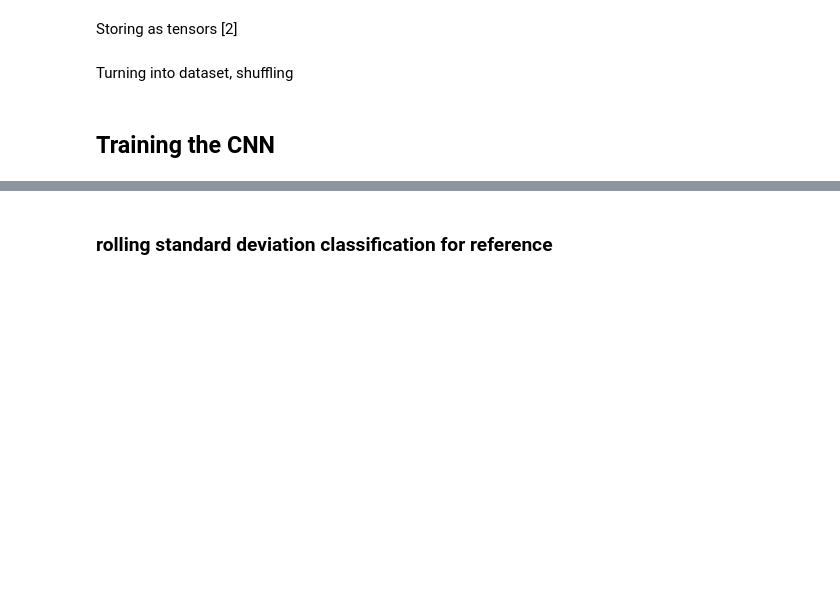
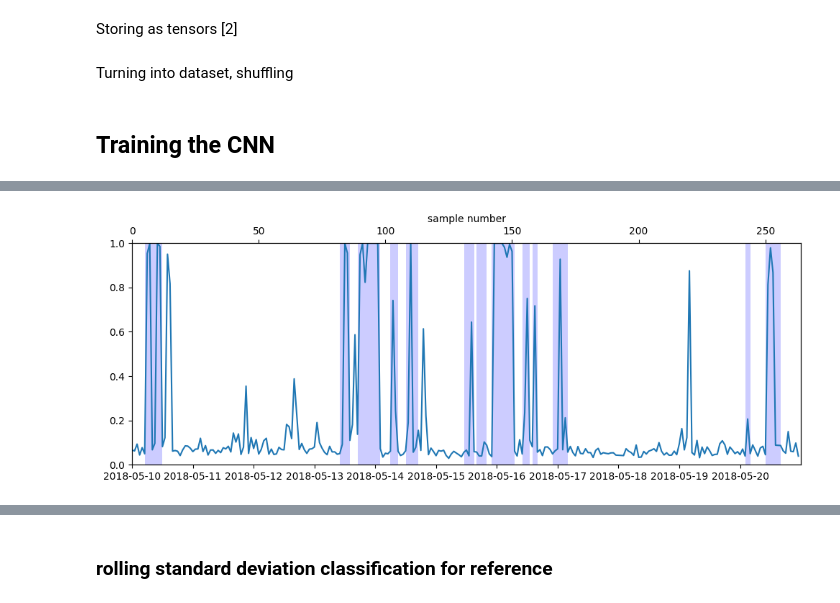
Before and after one commit to xkalet07/cml_wd_telcosense, a Jupyter notebook: attempt_01_dummy_data/my_train_cnn_1cml.ipynb, the cells around one changed output, grey strips where cells are left out. Drawn from its saved outputs; the diff is of its cells as text; code cells hidden in the pictures; blank space fills up the shorter version.

```diff
--- a/attempt_01_dummy_data/my_train_cnn_1cml.ipynb
+++ b/attempt_01_dummy_data/my_train_cnn_1cml.ipynb
@@ -421,3 +414,27 @@ tensor([0., 0., 0., 0.])
+# %%
+# setup figure
+fig, ax1 = plt.subplots(figsize=(12,4), sharex=True)
+ax2 = ax1.twiny()
+
+ax1.set_xlim(ds.time.values[0,0], ds.time.values[-1,-1])
+
+ax2.set_xlim(0, n_samples + (len(my_data_set.trsl[0])-n_samples*sample_size)/sample_size)
+ax1.set_ylim(0,1);
+ax2.set_xlabel('sample number')
+
+# plot cnn prediction
+ax2.plot(cnn_prediction);
+
+# plot wet/dry shaded areas
+wet_start = np.roll(ds.wet_dry, -1) & ~ds.wet_dry
+wet_end = np.roll(ds.wet_dry, 1) & ~ds.wet_dry
+for wet_start_i, wet_end_i in zip(
+    wet_start.values.nonzero()[0],
+    wet_end.values.nonzero()[0],
+):
+    ax2.axvspan(ds.sample_num.values[wet_start_i], ds.sample_num.values[wet_end_i], color='b', alpha=0.2, linewidth=0) # https://matplotlib.org/stable/api/_as_gen/matplotlib.axes.Axes.axvspan.html
+# %% [output]
+[figure, added]
 # %%
 for inputs, targets in tqdm(trainloader):
     print(nn.Flatten(0,1)(model(inputs)))
```
Also changed, not shown: parts of 17 cells of this notebook, 3 other files.
